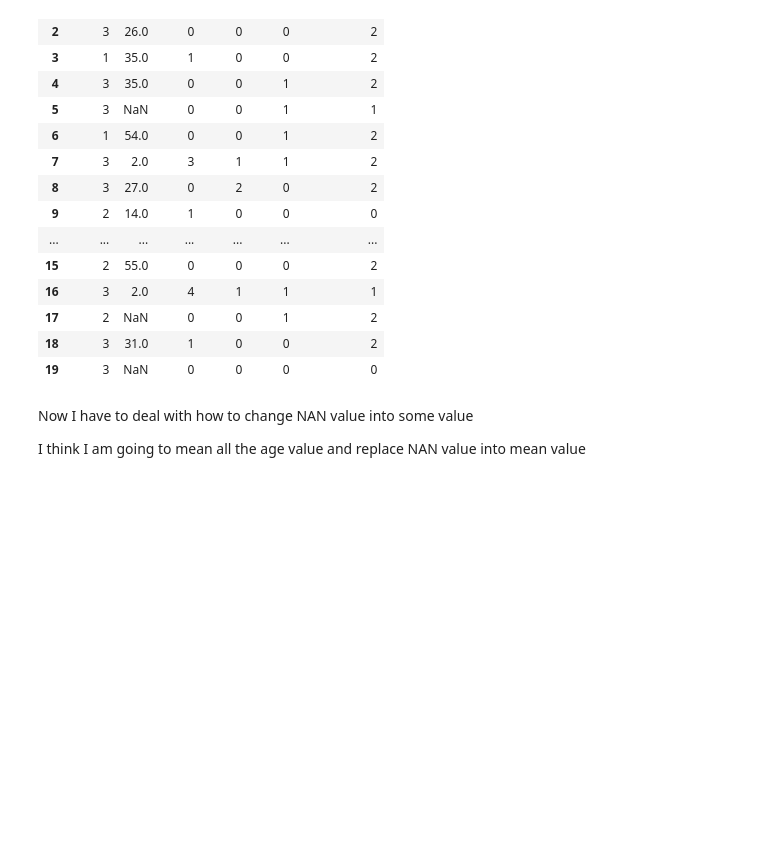
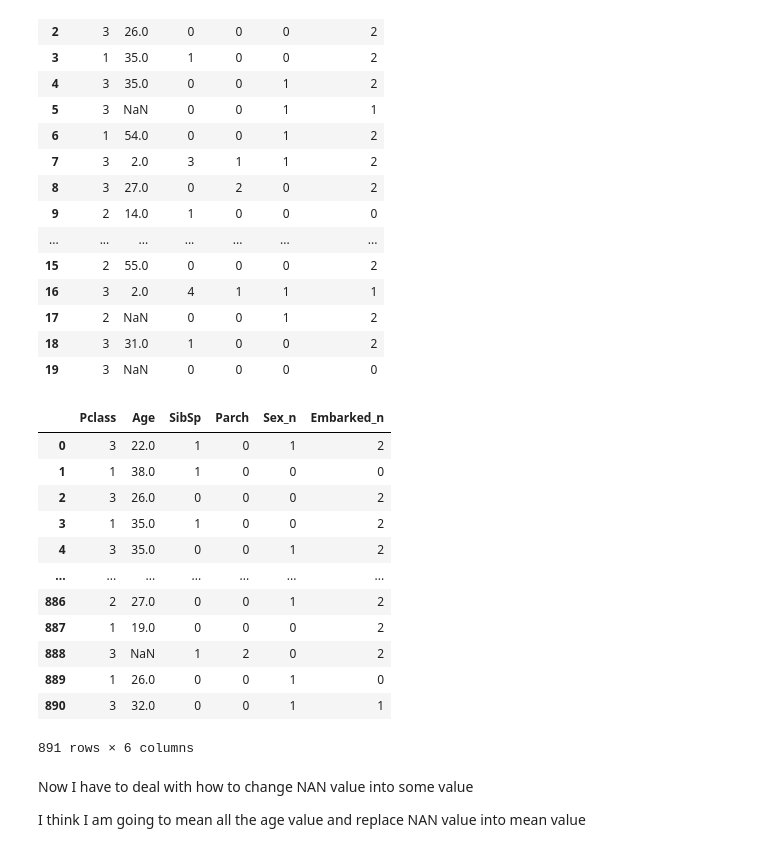
Before and after one commit to Innovanito/Machine-Learning-Tutorial, a Jupyter notebook: Decision Tree/exercise.ipynb, the cells around one changed output. Saved outputs shown, nothing was run; the diff lists cells and outputs as text; code cells hidden in the pictures; blank space fills up the shorter version.

```diff
--- a/Decision Tree/exercise.ipynb
+++ b/Decision Tree/exercise.ipynb
@@ -83,6 +83,22 @@ inputs_2[:20]
 | 17 | 2 | NaN | 0 | 0 | 1 | 2 |
 | 18 | 3 | 31.0 | 1 | 0 | 0 | 2 |
 | 19 | 3 | NaN | 0 | 0 | 0 | 0 |
+# %%
+inputs_2
+# %% [output]
+|  | Pclass | Age | SibSp | Parch | Sex_n | Embarked_n |
+| 0 | 3 | 22.0 | 1 | 0 | 1 | 2 |
+| 1 | 1 | 38.0 | 1 | 0 | 0 | 0 |
+| 2 | 3 | 26.0 | 0 | 0 | 0 | 2 |
+| 3 | 1 | 35.0 | 1 | 0 | 0 | 2 |
+| 4 | 3 | 35.0 | 0 | 0 | 1 | 2 |
+| ... | ... | ... | ... | ... | ... | ... |
+| 886 | 2 | 27.0 | 0 | 0 | 1 | 2 |
+| 887 | 1 | 19.0 | 0 | 0 | 0 | 2 |
+| 888 | 3 | NaN | 1 | 2 | 0 | 2 |
+| 889 | 1 | 26.0 | 0 | 0 | 1 | 0 |
+| 890 | 3 | 32.0 | 0 | 0 | 1 | 1 |
+891 rows × 6 columns
 # %% [markdown]
 Now I have to deal with how to change NAN value into some value
 
```
Also changed, not shown: parts of 7 cells of this notebook.
